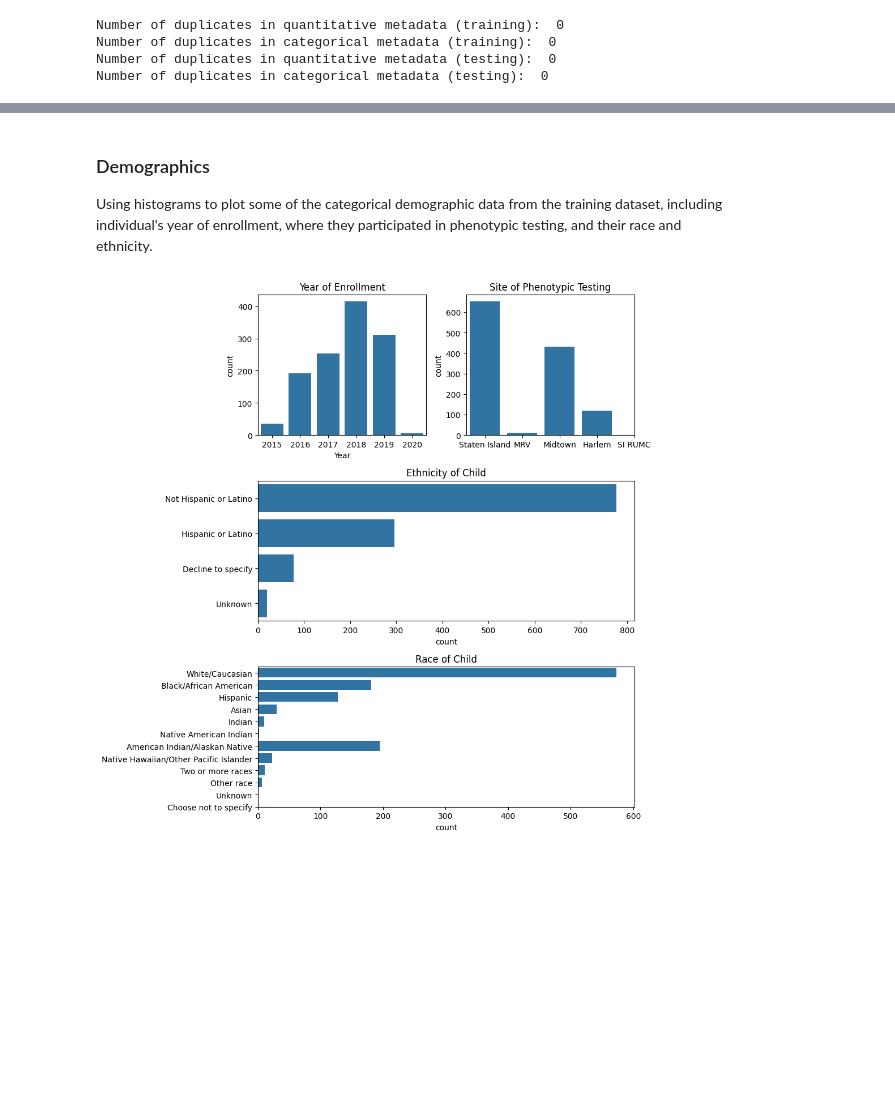
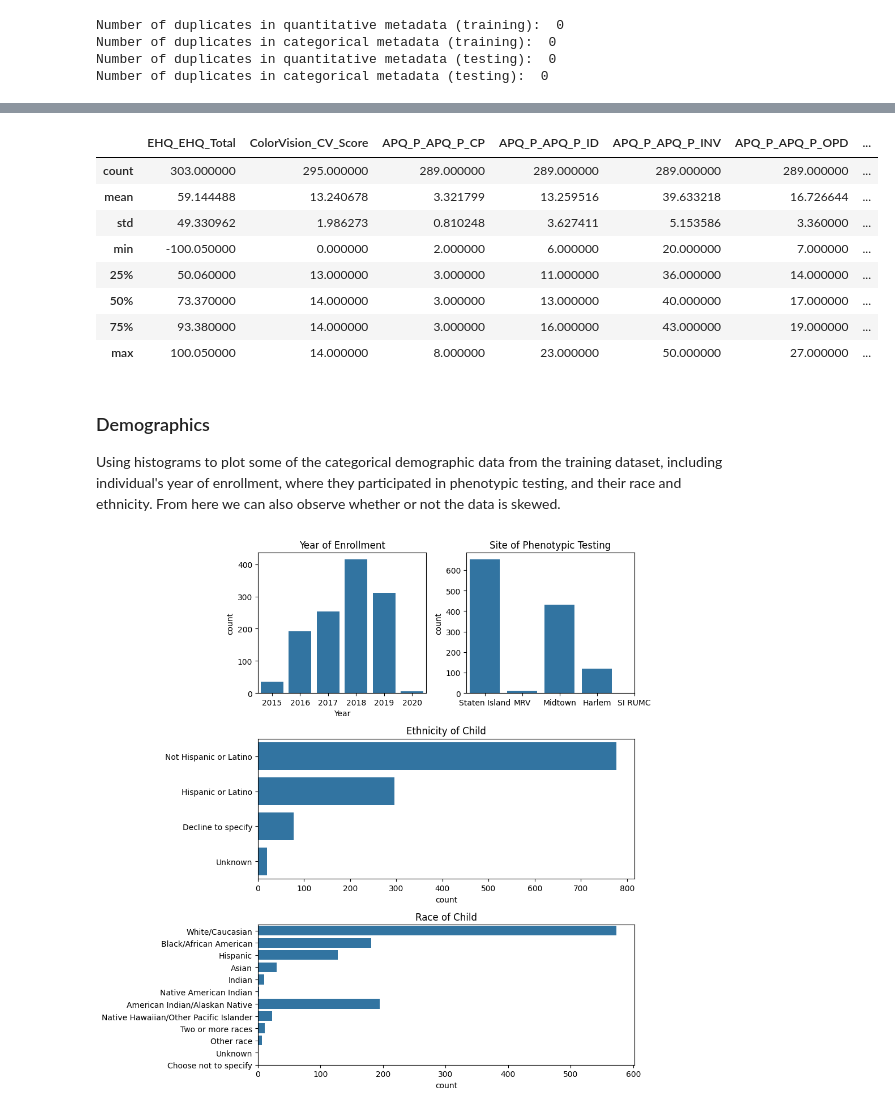
Before and after one commit to wendycarv/adhdDiagnosis, a Jupyter notebook: notebook.ipynb, the cells around one changed output, grey strips where cells are left out. Cells and saved outputs as stored; diff of their text form; code cells hidden in the pictures; blank space fills up the shorter version.

```diff
--- a/notebook.ipynb
+++ b/notebook.ipynb
@@ -225,7 +240,19 @@ Number of duplicates in categorical metadata (testing):  0
+# %%
+quantitative_df_test.describe()
+# %% [output]
+|  | EHQ_EHQ_Total | ColorVision_CV_Score | APQ_P_APQ_P_CP | APQ_P_APQ_P_ID | APQ_P_APQ_P_INV | APQ_P_APQ_P_OPD | ... |
+| count | 303.000000 | 295.000000 | 289.000000 | 289.000000 | 289.000000 | 289.000000 | ... |
+| mean | 59.144488 | 13.240678 | 3.321799 | 13.259516 | 39.633218 | 16.726644 | ... |
+| std | 49.330962 | 1.986273 | 0.810248 | 3.627411 | 5.153586 | 3.360000 | ... |
+| min | -100.050000 | 0.000000 | 2.000000 | 6.000000 | 20.000000 | 7.000000 | ... |
+| 25% | 50.060000 | 13.000000 | 3.000000 | 11.000000 | 36.000000 | 14.000000 | ... |
+| 50% | 73.370000 | 14.000000 | 3.000000 | 13.000000 | 40.000000 | 17.000000 | ... |
+| 75% | 93.380000 | 14.000000 | 3.000000 | 16.000000 | 43.000000 | 19.000000 | ... |
+| max | 100.050000 | 14.000000 | 8.000000 | 23.000000 | 50.000000 | 27.000000 | ... |
 # %% [markdown]
 ### Demographics
 
-Using histograms to plot some of the categorical demographic data from the training dataset, including individual's year of enrollment, where they participated in phenotypic testing, and their race and ethnicity.
+Using histograms to plot some of the categorical demographic data from the training dataset, including individual's year of enrollment, where they participated in phenotypic testing, and their race and ethnicity. From here we can also observe whether or not the data is skewed.
 # %%
 fig = plt.figure(figsize=(10, 10))
 gs = fig.add_gridspec(3, 2)
```
Also changed, not shown: parts of 2 cells of this notebook.
